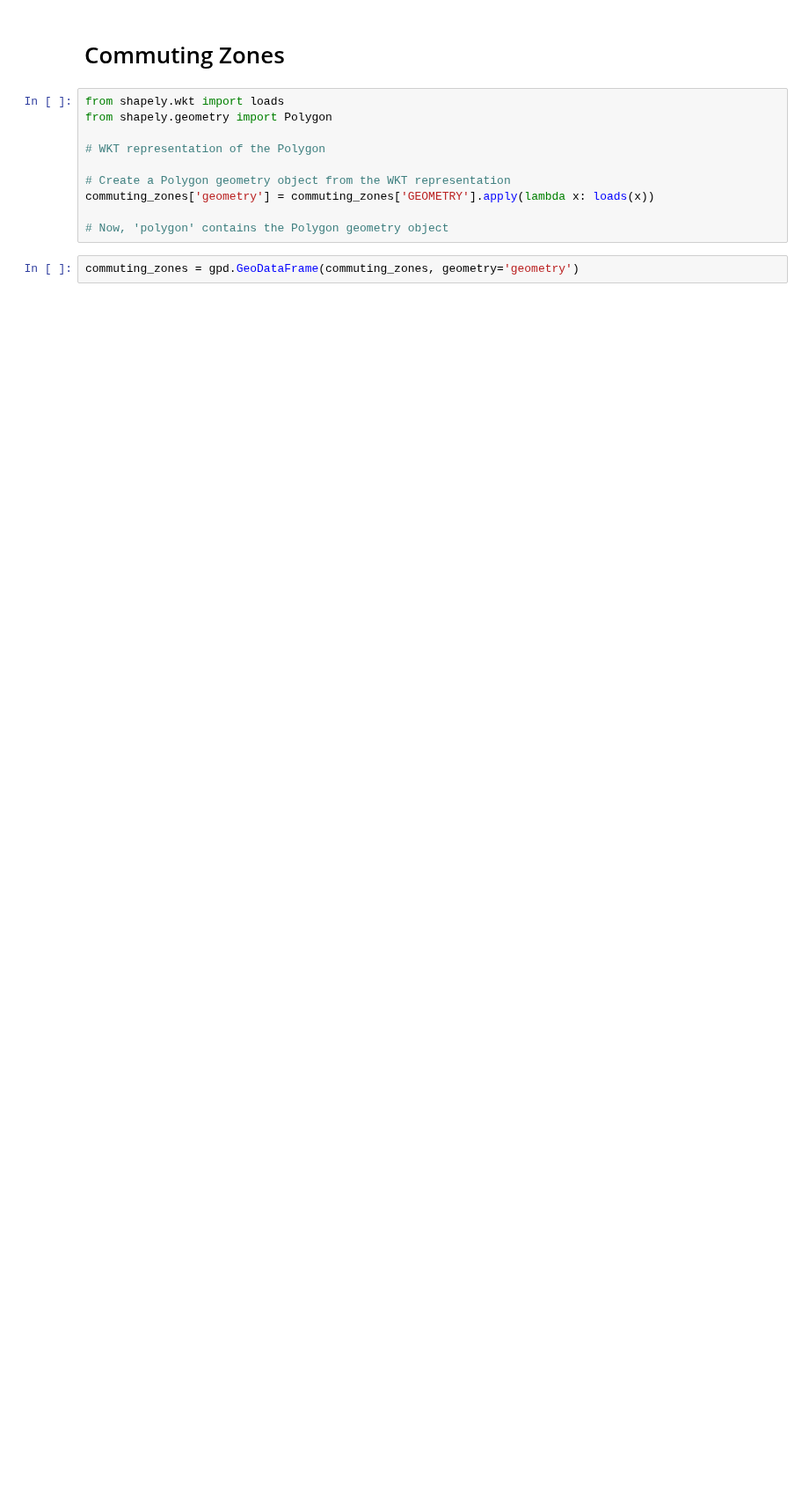
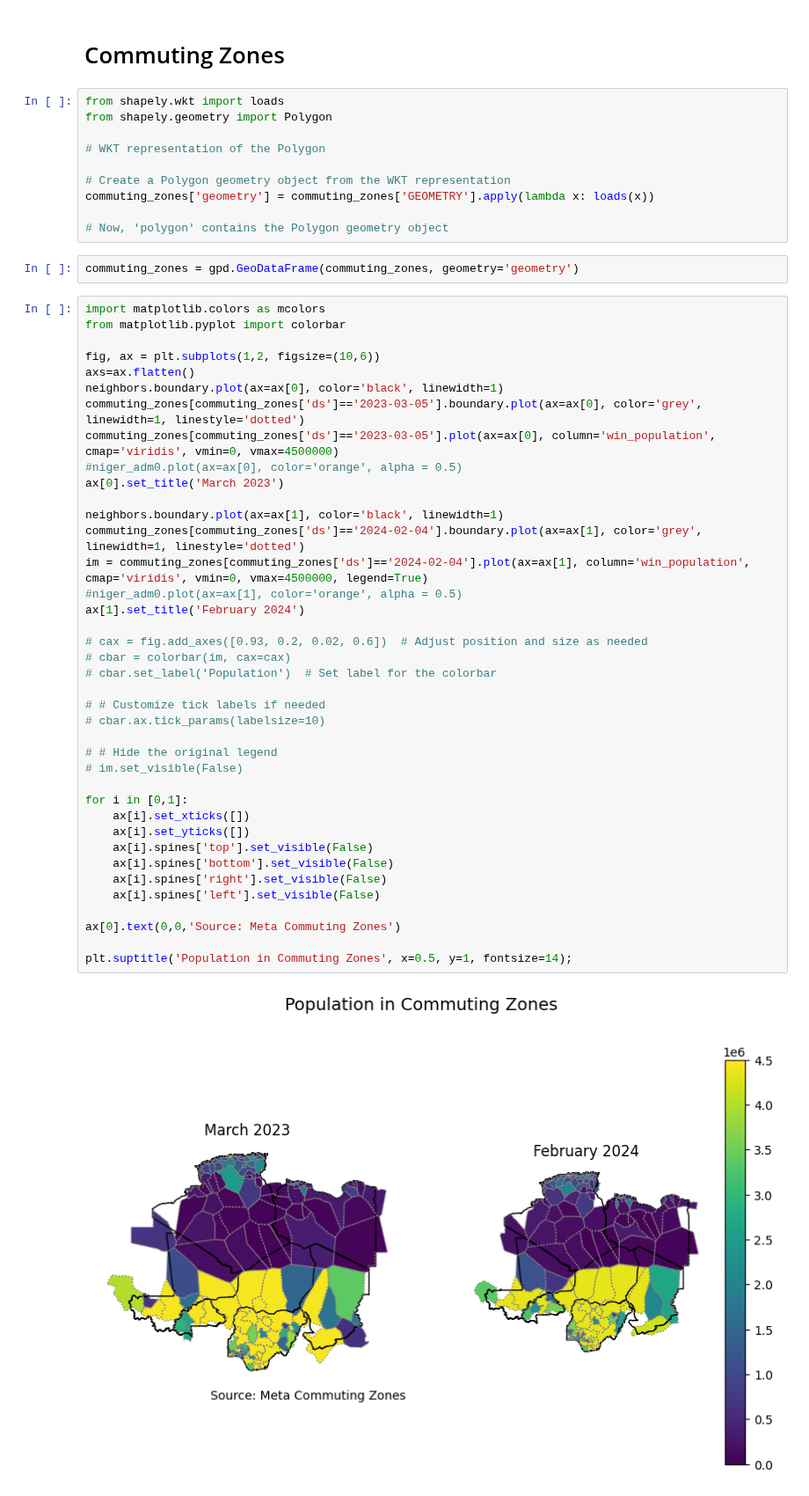
Before and after one commit to datapartnership/niger-economic-monitoring, a Jupyter notebook: notebooks/movement/colocation.ipynb, the cells around one changed output. Shown at 88% size. Cells and saved outputs as stored; diff of their text form; blank space fills up the shorter version.

```diff
--- a/notebooks/movement/colocation.ipynb
+++ b/notebooks/movement/colocation.ipynb
@@ -74,3 +79,44 @@ commuting_zones['geometry'] = commuting_zones['GEOMETRY'].apply(lambda x: loads(
 # Now, 'polygon' contains the Polygon geometry object
 # %%
 commuting_zones = gpd.GeoDataFrame(commuting_zones, geometry='geometry')
+# %%
+import matplotlib.colors as mcolors
+from matplotlib.pyplot import colorbar
+
+fig, ax = plt.subplots(1,2, figsize=(10,6))
+axs=ax.flatten()
+neighbors.boundary.plot(ax=ax[0], color='black', linewidth=1)
+commuting_zones[commuting_zones['ds']=='2023-03-05'].boundary.plot(ax=ax[0], color='grey', linewidth=1, linestyle='dotted')
+commuting_zones[commuting_zones['ds']=='2023-03-05'].plot(ax=ax[0], column='win_population', cmap='viridis', vmin=0, vmax=4500000)
+#niger_adm0.plot(ax=ax[0], color='orange', alpha = 0.5)
+ax[0].set_title('March 2023')
+
+neighbors.boundary.plot(ax=ax[1], color='black', linewidth=1)
+commuting_zones[commuting_zones['ds']=='2024-02-04'].boundary.plot(ax=ax[1], color='grey', linewidth=1, linestyle='dotted')
+im = commuting_zones[commuting_zones['ds']=='2024-02-04'].plot(ax=ax[1], column='win_population', cmap='viridis', vmin=0, vmax=4500000, legend=True)
+#niger_adm0.plot(ax=ax[1], color='orange', alpha = 0.5)
+ax[1].set_title('February 2024')
+
+# cax = fig.add_axes([0.93, 0.2, 0.02, 0.6])  # Adjust position and size as needed
+# cbar = colorbar(im, cax=cax)
+# cbar.set_label('Population')  # Set label for the colorbar
+
+# # Customize tick labels if needed
+# cbar.ax.tick_params(labelsize=10)
+
+# # Hide the original legend
+# im.set_visible(False)
+
+for i in [0,1]:
+    ax[i].set_xticks([])
+    ax[i].set_yticks([])
+    ax[i].spines['top'].set_visible(False)
+    ax[i].spines['bottom'].set_visible(False)
+    ax[i].spines['right'].set_visible(False)
+    ax[i].spines['left'].set_visible(False)
+
+ax[0].text(0,0,'Source: Meta Commuting Zones')
+
+plt.suptitle('Population in Commuting Zones', x=0.5, y=1, fontsize=14);
+# %% [output]
+[figure, added]
```
Also changed, not shown: parts of 8 cells of this notebook.
